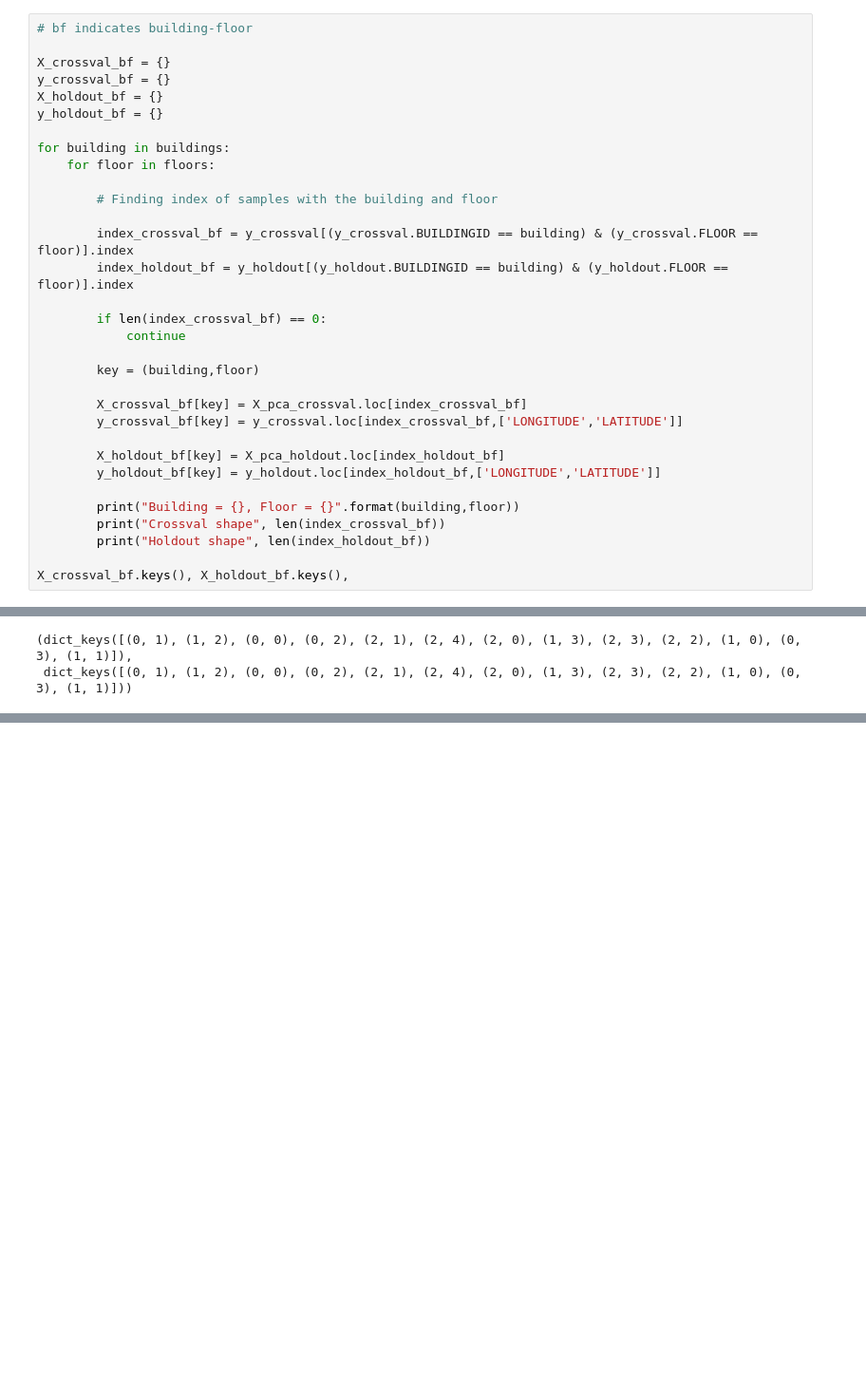
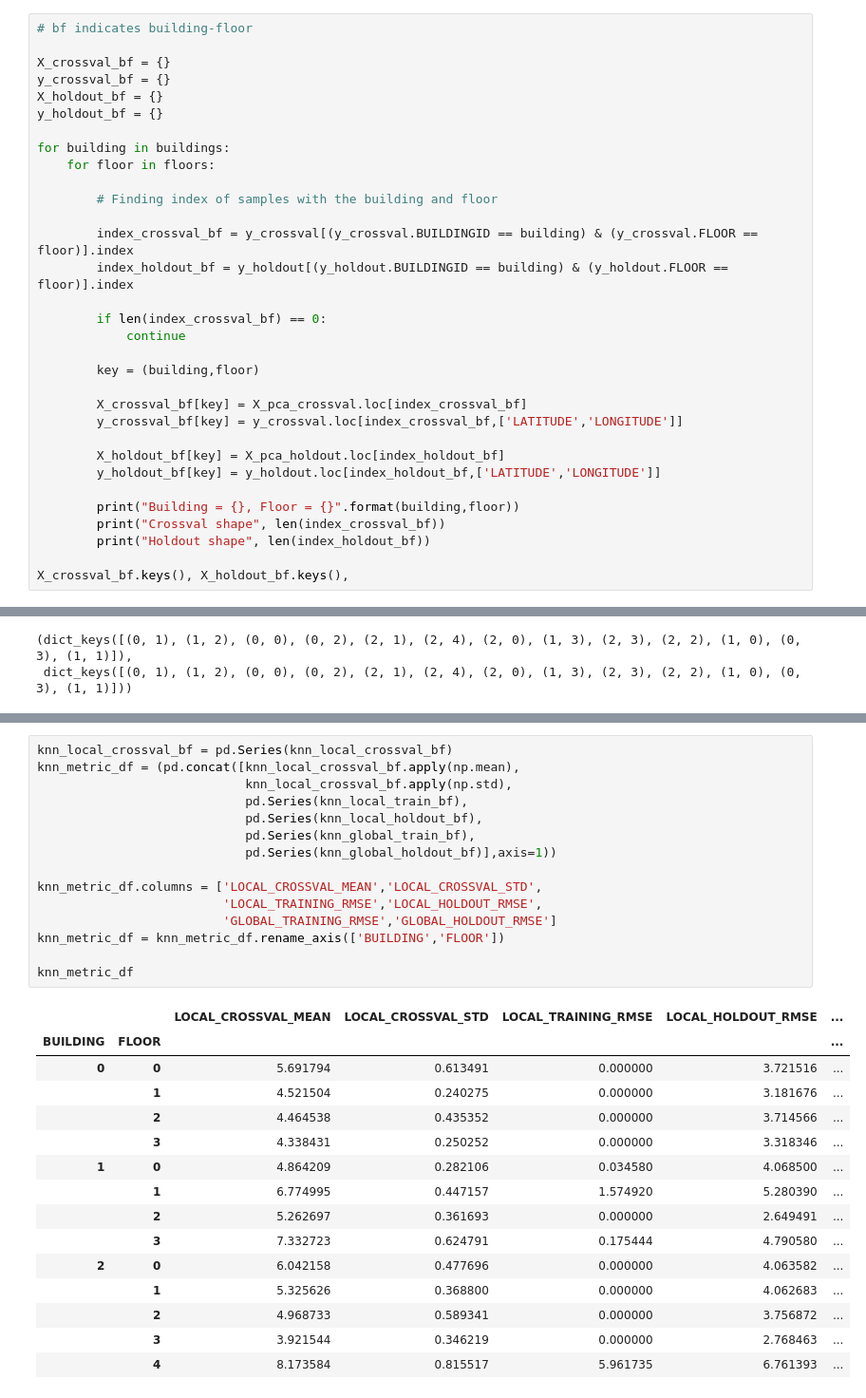
Before and after one commit to sharan-naribole/wlan_localization, a Jupyter notebook: UJIIndoorLoc-response-classification.ipynb, the cells around one changed output, grey strips where cells are left out. Shown at 95% size. Drawn from its saved outputs; the diff is of its cells as text; blank space fills up the shorter version.

Commit message:
Per-building, per-floor KNN Local-Global

```diff
--- a/UJIIndoorLoc-response-classification.ipynb
+++ b/UJIIndoorLoc-response-classification.ipynb
@@ -598,10 +598,10 @@ for building in buildings:
         key = (building,floor)
 
         X_crossval_bf[key] = X_pca_crossval.loc[index_crossval_bf]
-        y_crossval_bf[key] = y_crossval.loc[index_crossval_bf,['LONGITUDE','LATITUDE']]
+        y_crossval_bf[key] = y_crossval.loc[index_crossval_bf,['LATITUDE','LONGITUDE']]
 
         X_holdout_bf[key] = X_pca_holdout.loc[index_holdout_bf]
-        y_holdout_bf[key] = y_holdout.loc[index_holdout_bf,['LONGITUDE','LATITUDE']]
+        y_holdout_bf[key] = y_holdout.loc[index_holdout_bf,['LATITUDE','LONGITUDE']]
 
         print("Building = {}, Floor = {}".format(building,floor))
         print("Crossval shape", len(index_crossval_bf))
@@ -702,0 +704,31 @@ pd.DataFrame(knn_crossval_bf)
+# %%
+knn_local_crossval_bf = pd.Series(knn_local_crossval_bf)
+knn_metric_df = (pd.concat([knn_local_crossval_bf.apply(np.mean),
+                            knn_local_crossval_bf.apply(np.std),
+                            pd.Series(knn_local_train_bf),
+                            pd.Series(knn_local_holdout_bf),
+                            pd.Series(knn_global_train_bf),
+                            pd.Series(knn_global_holdout_bf)],axis=1))
+
+knn_metric_df.columns = ['LOCAL_CROSSVAL_MEAN','LOCAL_CROSSVAL_STD',
+                         'LOCAL_TRAINING_RMSE','LOCAL_HOLDOUT_RMSE',
+                         'GLOBAL_TRAINING_RMSE','GLOBAL_HOLDOUT_RMSE']
+knn_metric_df = knn_metric_df.rename_axis(['BUILDING','FLOOR'])
+
+knn_metric_df
+# %% [output]
+|  |  | LOCAL_CROSSVAL_MEAN | LOCAL_CROSSVAL_STD | LOCAL_TRAINING_RMSE | LOCAL_HOLDOUT_RMSE | ... |
+| BUILDING | FLOOR |  |  |  |  | ... |
+| 0 | 0 | 5.691794 | 0.613491 | 0.000000 | 3.721516 | ... |
+|  | 1 | 4.521504 | 0.240275 | 0.000000 | 3.181676 | ... |
+|  | 2 | 4.464538 | 0.435352 | 0.000000 | 3.714566 | ... |
+|  | 3 | 4.338431 | 0.250252 | 0.000000 | 3.318346 | ... |
+| 1 | 0 | 4.864209 | 0.282106 | 0.034580 | 4.068500 | ... |
+|  | 1 | 6.774995 | 0.447157 | 1.574920 | 5.280390 | ... |
+|  | 2 | 5.262697 | 0.361693 | 0.000000 | 2.649491 | ... |
+|  | 3 | 7.332723 | 0.624791 | 0.175444 | 4.790580 | ... |
+| 2 | 0 | 6.042158 | 0.477696 | 0.000000 | 4.063582 | ... |
+|  | 1 | 5.325626 | 0.368800 | 0.000000 | 4.062683 | ... |
+|  | 2 | 4.968733 | 0.589341 | 0.000000 | 3.756872 | ... |
+|  | 3 | 3.921544 | 0.346219 | 0.000000 | 2.768463 | ... |
+|  | 4 | 8.173584 | 0.815517 | 5.961735 | 6.761393 | ... |
```
Also changed, not shown: parts of 5 cells of this notebook.
